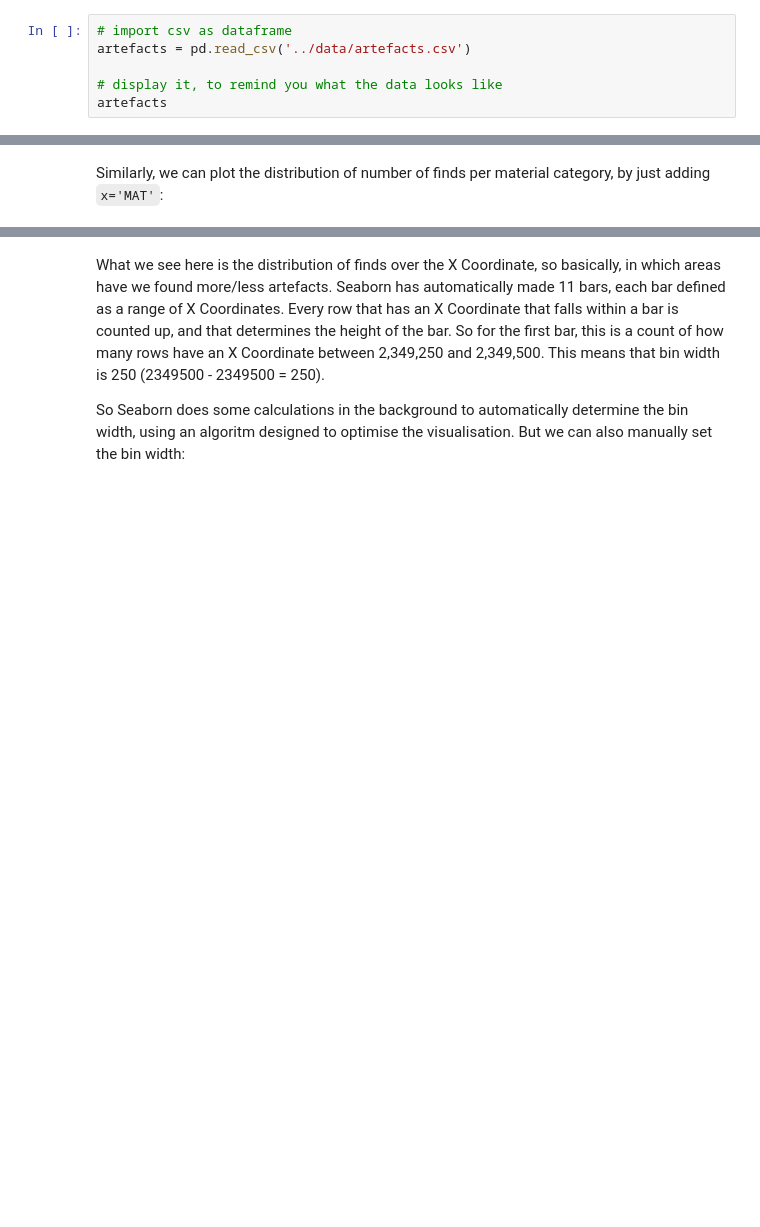
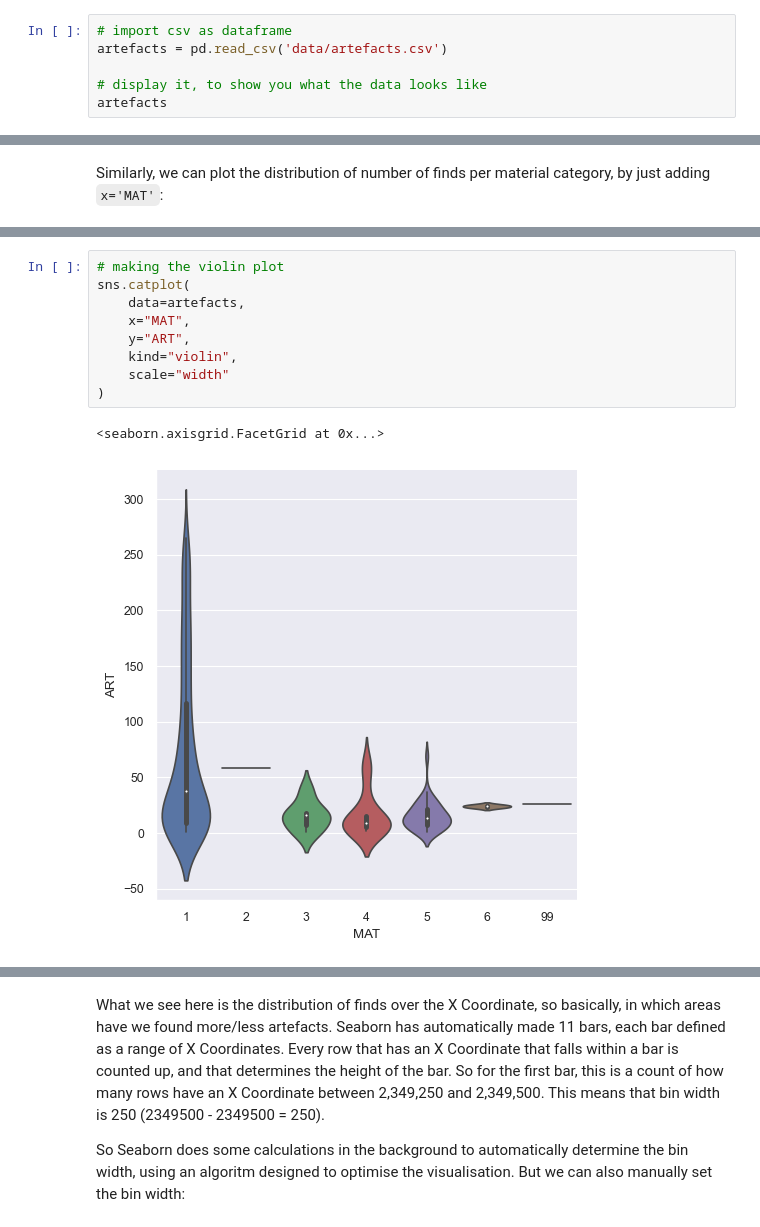
Before and after one commit to alexbrandsen/making-graphs-in-python-for-archaeologists, a Jupyter notebook: making-graphs-and-plots.ipynb, the cells around one changed output, grey strips where cells are left out. Saved outputs shown, nothing was run; the diff lists cells and outputs as text; blank space fills up the shorter version.

```diff
--- a/making-graphs-and-plots.ipynb
+++ b/making-graphs-and-plots.ipynb
@@ -39,6 +487,6 @@ Great! Now we need some data to visualise, let's use the artefacts data again:
 # %%
 # import csv as dataframe
-artefacts = pd.read_csv('../data/artefacts.csv')
+artefacts = pd.read_csv('data/artefacts.csv')
 
-# display it, to remind you what the data looks like
+# display it, to show you what the data looks like
 artefacts
@@ -121,0 +619,12 @@ plt.show()
+# %%
+# making the violin plot
+sns.catplot(
+    data=artefacts,
+    x="MAT",
+    y="ART",
+    kind="violin",
+    scale="width"
+)
+# %% [output]
+<seaborn.axisgrid.FacetGrid at 0x...>
+[figure, added]
```
Also changed, not shown: parts of 108 cells of this notebook.
